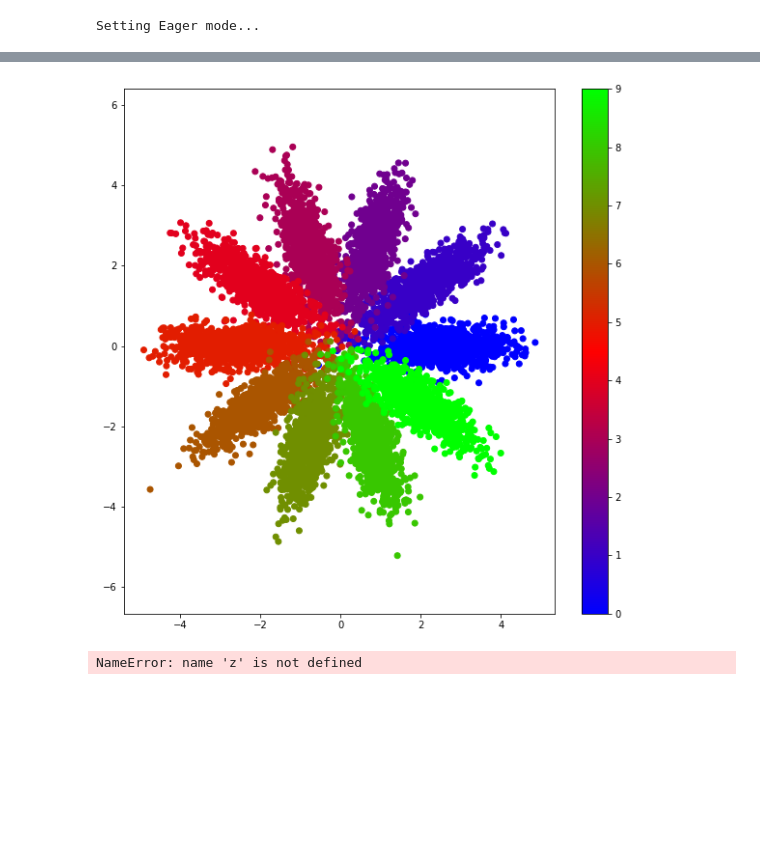
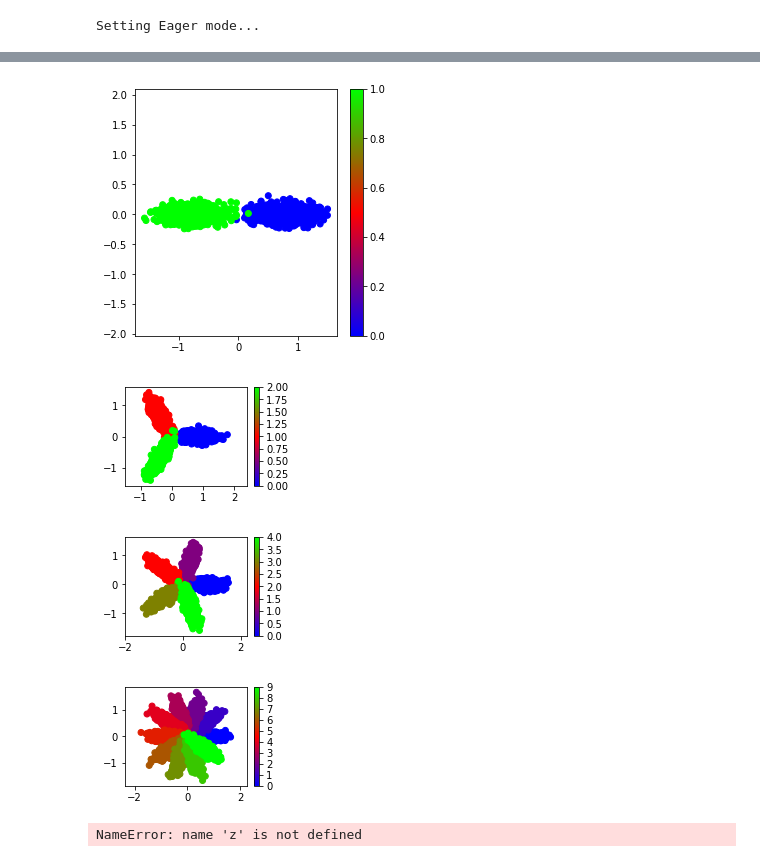
Before and after one commit to macjankowski/vae_models, a Jupyter notebook: pub2/create_mixture.ipynb, the cells around one changed output, grey strips where cells are left out. Cells and saved outputs as stored; diff of their text form; code cells hidden in the pictures; blank space fills up the shorter version.

```diff
--- a/pub2/create_mixture.ipynb
+++ b/pub2/create_mixture.ipynb
@@ -50,8 +51,8 @@ def generate_samples_from_gmm(norm_params, weights, N):
 #                  mean8],name='z')
 # %%
 init_cov = np.array([
-        [0.7,0.0],
-        [0.0,0.07]
+        [0.07,0.0],
+        [0.0,0.007]
     ], dtype="float64")
 
 # init_cov = np.array([
@@ -59,4 +60,4 @@ init_cov = np.array([
 #         [0.0,0.7]
 #     ], dtype="float64")
 
-mix = MixtureOfNormalsOnCircle(10, init_cov, r=2.5)
+mix = MixtureOfNormalsOnCircle(10, init_cov, r=0.8)
@@ -79,8 +64,28 @@ The TensorFlow Distributions library has moved to TensorFlow Probability (https:
-# %%
-plt.figure(figsize=(10,10))
-mix.generate_and_plot(1000)
-# %% [output]
-[figure, removed]
+# %%
+plt.figure(figsize=(10,10))
+
+plt.subplot(2, 2, 1)
+mix = MixtureOfNormalsOnCircle(2, init_cov, r=0.8)
+mix.generate_and_plot(1000)
+
+plt.subplot(2, 2, 2)
+mix = MixtureOfNormalsOnCircle(3, init_cov, r=0.8)
+mix.generate_and_plot(1000)
+
+plt.subplot(2, 2, 3)
+mix = MixtureOfNormalsOnCircle(5, init_cov, r=0.8)
+mix.generate_and_plot(1000)
+
+plt.subplot(2, 2, 4)
+mix = MixtureOfNormalsOnCircle(10, init_cov, r=0.8)
+mix.generate_and_plot(1000)
+
+plt.show()
+# %% [output]
+[figure, added]
+[figure, added]
+[figure, added]
+[figure, added]
 # %%
 dists = mix.get_dists()
 # %%
```
Also changed, not shown: parts of 39 cells of this notebook, 8 other files.
